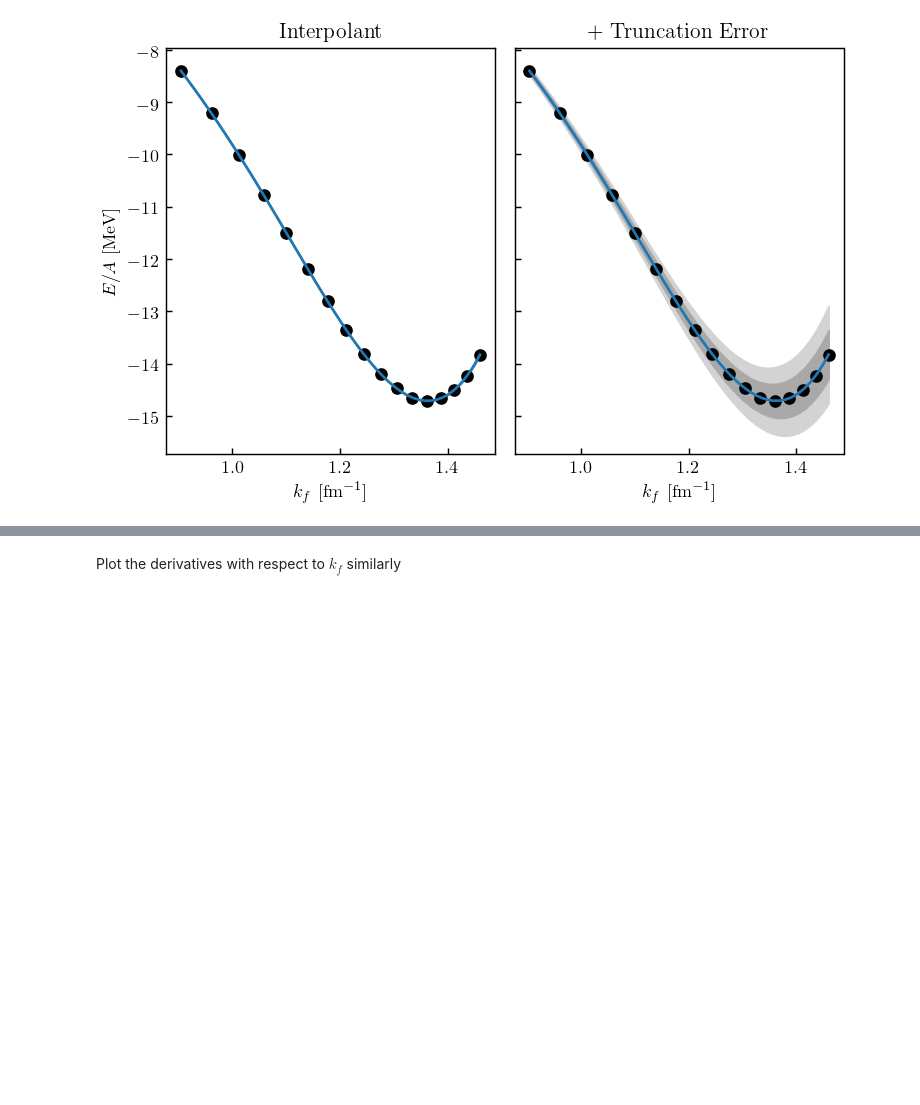
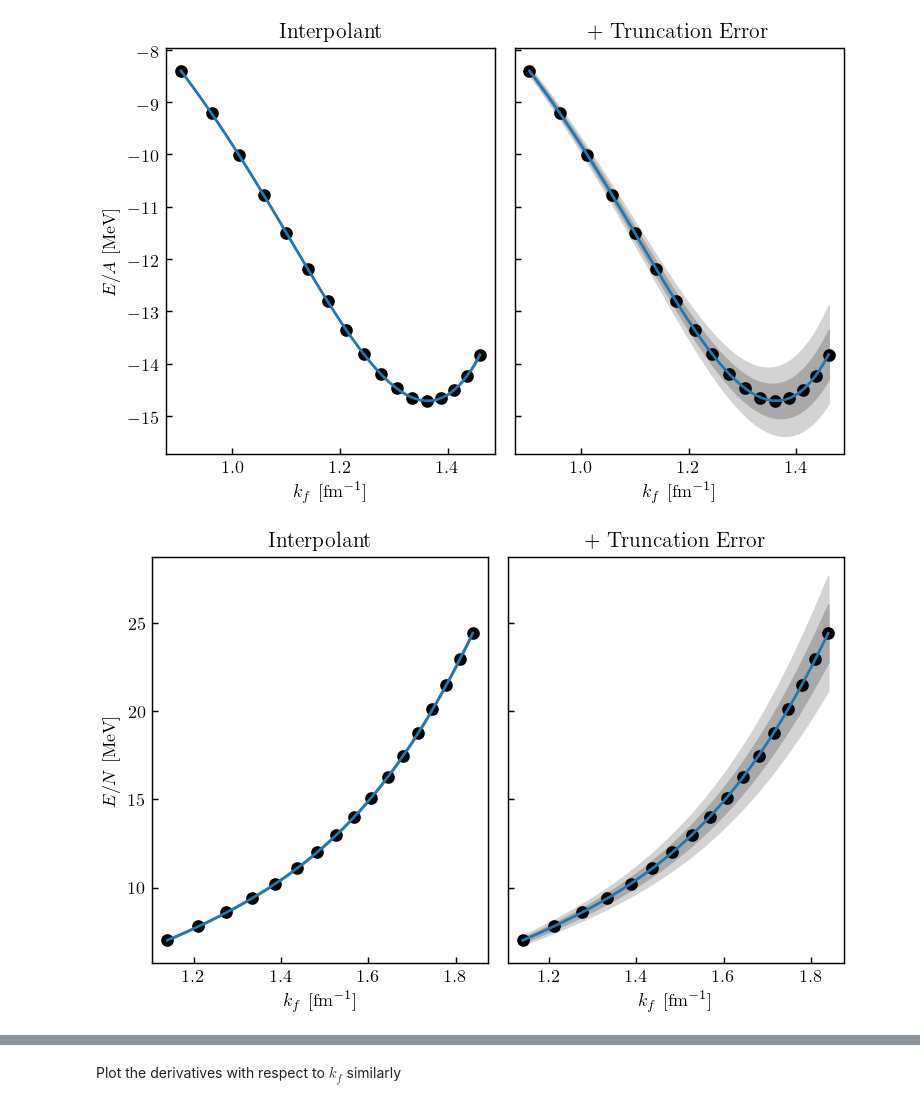
Before and after one commit to buqeye/nuclear-matter-convergence, a Jupyter notebook: analysis/derivatives-bands.ipynb, the cells around one changed output, grey strips where cells are left out. Saved outputs shown, nothing was run; the diff lists cells and outputs as text; code cells hidden in the pictures; blank space fills up the shorter version.

```diff
--- a/analysis/derivatives-bands.ipynb
+++ b/analysis/derivatives-bands.ipynb
@@ -335,3 +342,31 @@ y_s_star_prime, std_s_star_prime = gp_lower.predict(Kf_s_all, n=1, return_std=Tr
+# %%
+#neutron matter
+gp_n_lower = gptools.GaussianProcess(kernel_lower)
+gp_n_lower.add_data(Kf_n[:], y_n[:,-1], err_y=1e-5)
+
+y_n_star, std_n_star = gp_n_lower.predict(Kf_n_all, return_std=True)
+y_n_star_prime, std_n_star_prime = gp_n_lower.predict(Kf_n_all, n=1, return_std=True)
+
+#symmetric matter
+gp_s_lower = gptools.GaussianProcess(kernel_lower)
+gp_s_lower.add_data(Kf_s[:], y_s[:,-1], err_y=1e-5)
+
+y_s_star, std_s_star = gp_s_lower.predict(Kf_s_all, return_std=True)
+y_s_star_prime, std_s_star_prime = gp_s_lower.predict(Kf_s_all, n=1, return_std=True)
+
+#symmetry energy
+gp_d_lower = gptools.GaussianProcess(kernel_lower)
+gp_d_lower.add_data(Kf_d[:], y_d[:,-1], err_y=1e-5)
+
+y_d_star, std_d_star = gp_d_lower.predict(Kf_d_all, return_std=True)
+y_d_star_prime, std_d_star_prime = gp_d_lower.predict(Kf_d_all, n=1, return_std=True)
+
+#incompressibility
+gp_k_lower = gptools.GaussianProcess(kernel_lower)
+gp_k_lower.add_data(Kf_s[:], y_s[:,-1], err_y=1e-5)
+
+y_k_star, std_k_star = gp_k_lower.predict(Kf_k_all, return_std=True)
+y_k_star_prime, std_k_star_prime = gp_k_lower.predict(Kf_k_all, n=2, return_std=True)
 # %% [markdown]
 But now we can create the additional source of uncertainty due to EFT truncation.
 Create both the error term for the interpolant and for its derivative.
@@ -363,3 +426,19 @@ ax2.set_xlabel(r'$k_f$ [fm$^{-1}$]')
 fig.tight_layout()
 # %% [output]
 [figure]
+# %%
+fig, axes = plt.subplots(1, 2, sharey=True, sharex=True)
+ax1, ax2 = axes
+ax1.plot(kf_n, y_n[:, -1], ls='', marker='o', c='k');
+curve_plus_bands_plot(ax1, kf_n_all, y_n_star, std_n_star)
+ax1.set_title('Interpolant')
+ax1.set_xlabel(r'$k_f$ [fm$^{-1}$]')
+ax1.set_ylabel(r'$E/N$ [MeV]')
+
+ax2.plot(kf_n, y_n[:, -1], ls='', marker='o', c='k');
+curve_plus_bands_plot(ax2, kf_n_all, y_n_star, std_n_total_star)
+ax2.set_title('+ Truncation Error')
+ax2.set_xlabel(r'$k_f$ [fm$^{-1}$]')
+fig.tight_layout()
+# %% [output]
+[figure, added]
```
Also changed, not shown: parts of 19 cells of this notebook.
